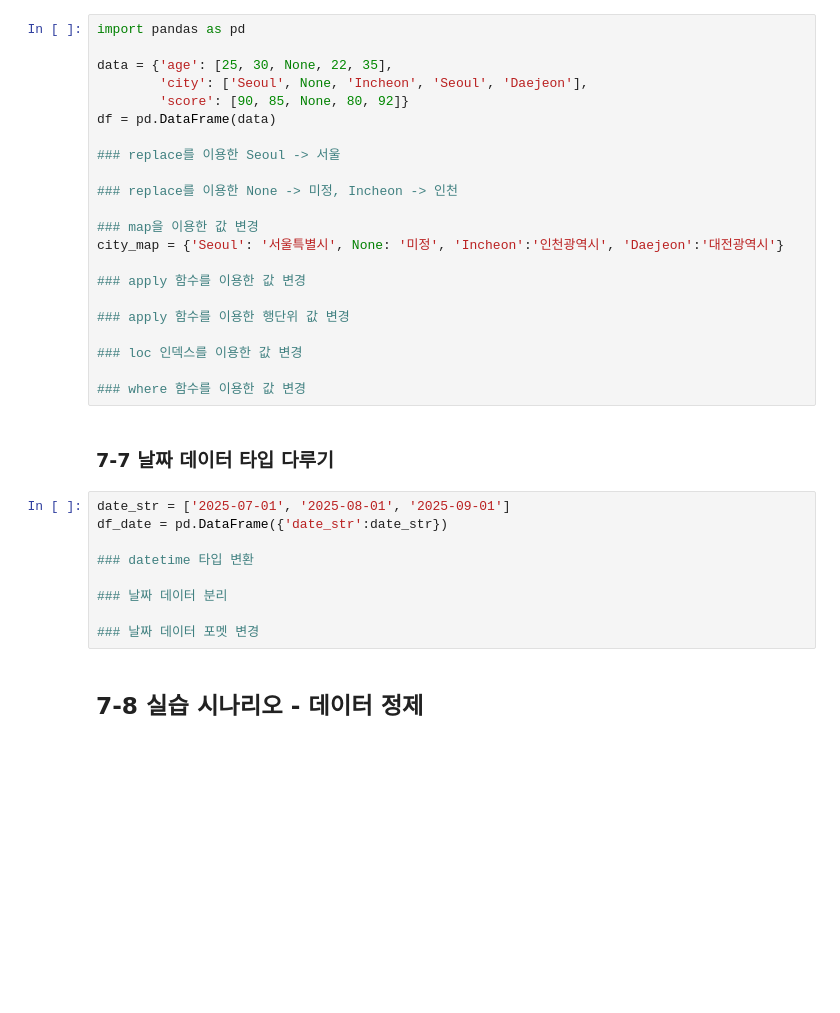
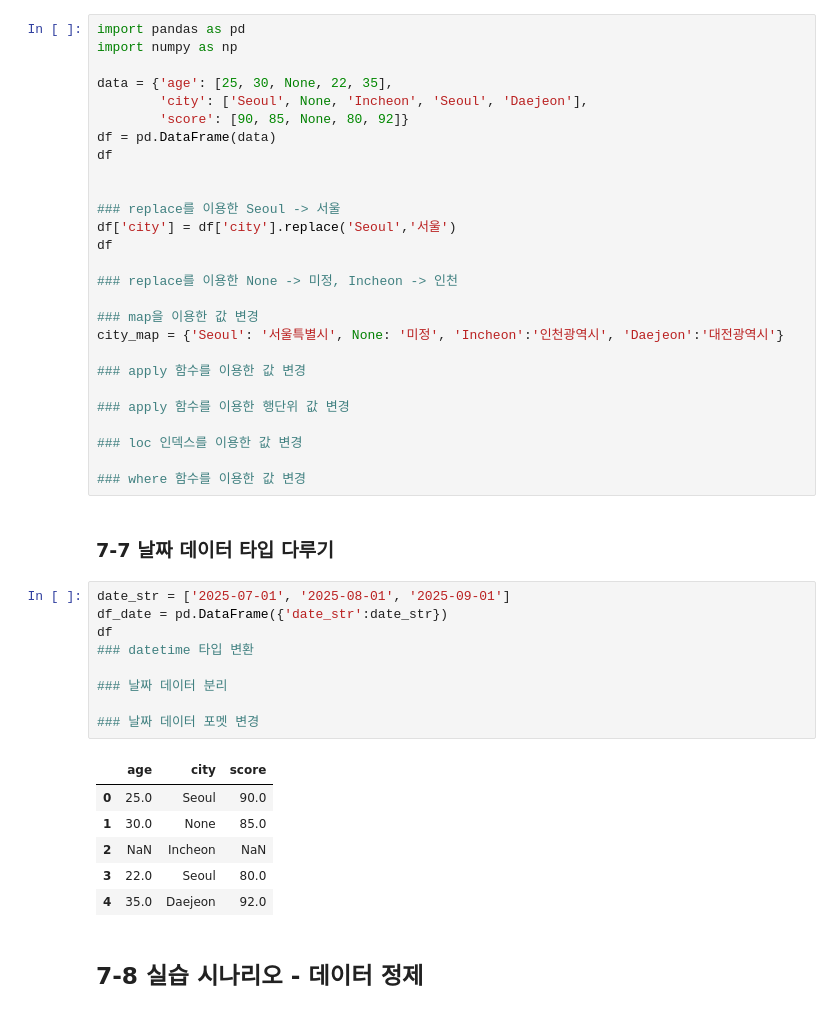
Before and after one commit to dlsdnsms/Data-Analysis-with-Open-Source, a Jupyter notebook: 오픈소스_데이터_분석_7강.ipynb, the cells around one changed output. Cells and saved outputs as stored; diff of their text form; blank space fills up the shorter version.

```diff
--- a/오픈소스_데이터_분석_7강.ipynb
+++ b/오픈소스_데이터_분석_7강.ipynb
@@ -270,12 +341,17 @@ dtype: int64
 # %%
 import pandas as pd
+import numpy as np
 
 data = {'age': [25, 30, None, 22, 35],
         'city': ['Seoul', None, 'Incheon', 'Seoul', 'Daejeon'],
         'score': [90, 85, None, 80, 92]}
 df = pd.DataFrame(data)
+df
+
 
 ### replace를 이용한 Seoul -> 서울
+df['city'] = df['city'].replace('Seoul','서울')
+df
 
 ### replace를 이용한 None -> 미정, Incheon -> 인천
 
@@ -294,12 +370,19 @@ city_map = {'Seoul': '서울특별시', None: '미정', 'Incheon':'인천광역
 # %%
 date_str = ['2025-07-01', '2025-08-01', '2025-09-01']
 df_date = pd.DataFrame({'date_str':date_str})
-
+df
 ### datetime 타입 변환
 
 ### 날짜 데이터 분리
 
 ### 날짜 데이터 포멧 변경
+# %% [output]
+|  | age | city | score |
+| 0 | 25.0 | Seoul | 90.0 |
+| 1 | 30.0 | None | 85.0 |
+| 2 | NaN | Incheon | NaN |
+| 3 | 22.0 | Seoul | 80.0 |
+| 4 | 35.0 | Daejeon | 92.0 |
 # %% [markdown]
 ## 7-8 실습 시나리오 - 데이터 정제
 # %% [markdown]
```
Also changed, not shown: parts of 1 cell of this notebook.
